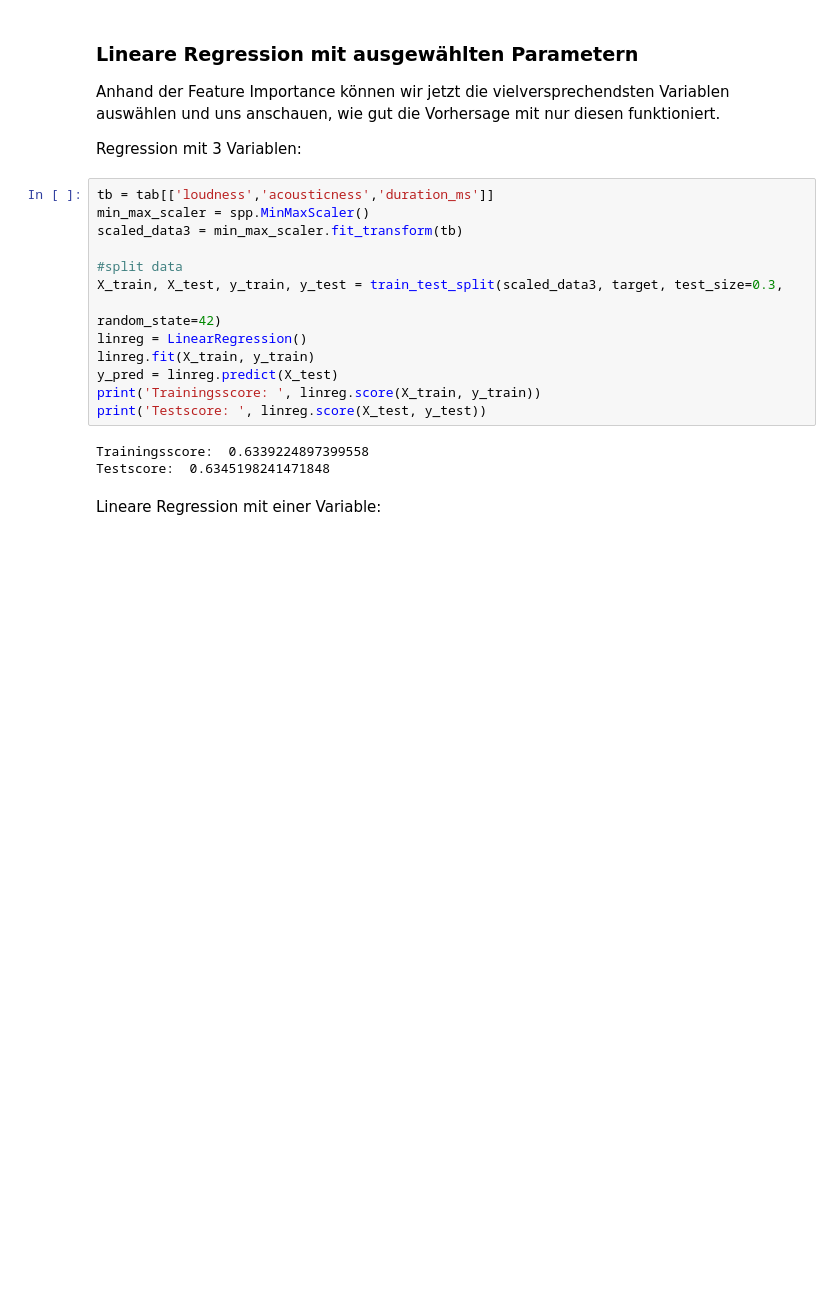
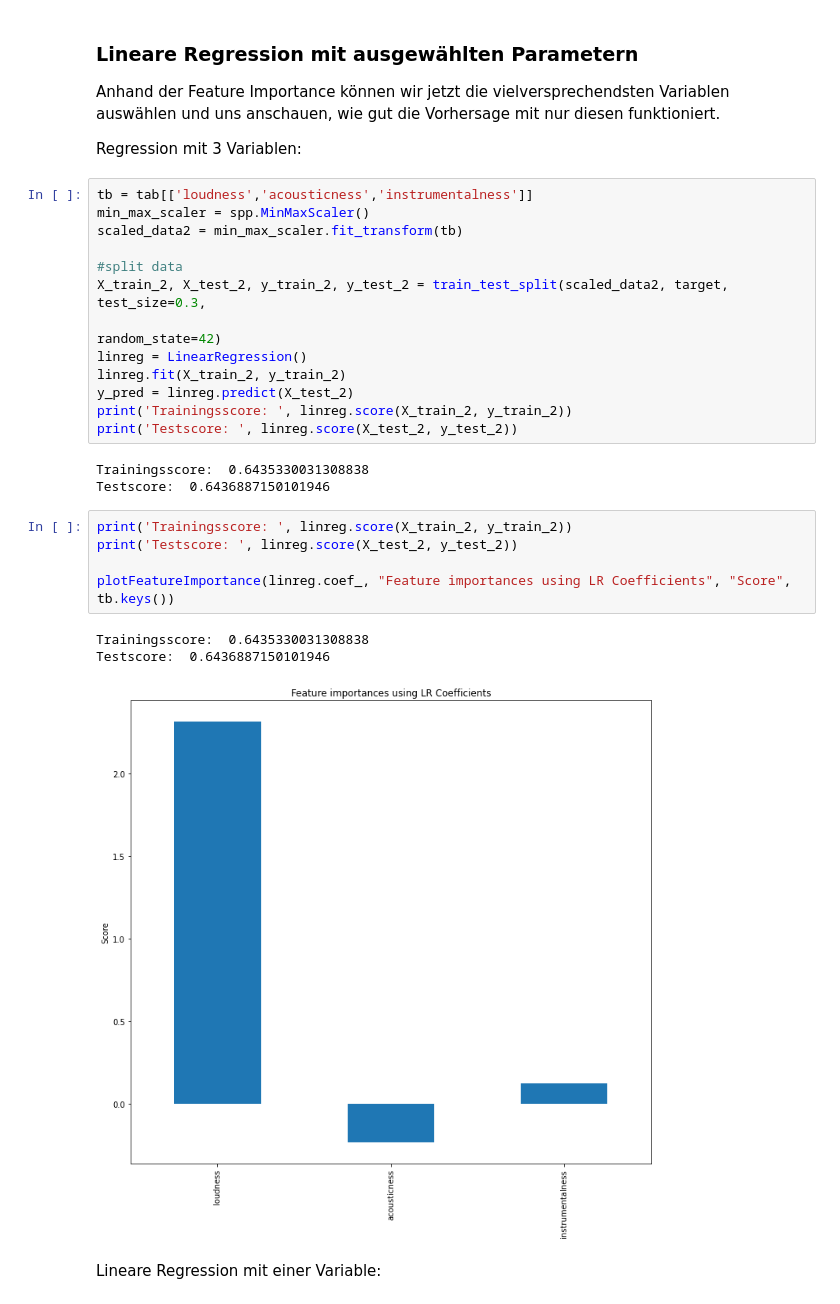
Before and after one commit to timo95/training-beginner, a Jupyter notebook: Spotify.ipynb, the cells around one changed output. Cells and saved outputs as stored; diff of their text form; blank space fills up the shorter version.

```diff
--- a/Spotify.ipynb
+++ b/Spotify.ipynb
@@ -270,21 +289,30 @@ mit nur diesen funktioniert.
 
 Regression mit 3 Variablen:
 # %%
-tb = tab[['loudness','acousticness','duration_ms']]
+tb = tab[['loudness','acousticness','instrumentalness']]
 min_max_scaler = spp.MinMaxScaler()
-scaled_data3 = min_max_scaler.fit_transform(tb)
+scaled_data2 = min_max_scaler.fit_transform(tb)
 
 #split data
-X_train, X_test, y_train, y_test = train_test_split(scaled_data3, target, test_size=0.3,
+X_train_2, X_test_2, y_train_2, y_test_2 = train_test_split(scaled_data2, target, test_size=0.3,
                                                                                 random_state=42)
 linreg = LinearRegression()
-linreg.fit(X_train, y_train)
-y_pred = linreg.predict(X_test)
-print('Trainingsscore: ', linreg.score(X_train, y_train))
-print('Testscore: ', linreg.score(X_test, y_test))
+linreg.fit(X_train_2, y_train_2)
+y_pred = linreg.predict(X_test_2)
+print('Trainingsscore: ', linreg.score(X_train_2, y_train_2))
+print('Testscore: ', linreg.score(X_test_2, y_test_2))
 # %% [output]
-Trainingsscore:  0.6339224897399558
-Testscore:  0.6345198241471848
+Trainingsscore:  0.6435330031308838
+Testscore:  0.6436887150101946
+# %%
+print('Trainingsscore: ', linreg.score(X_train_2, y_train_2))
+print('Testscore: ', linreg.score(X_test_2, y_test_2))
+
+plotFeatureImportance(linreg.coef_, "Feature importances using LR Coefficients", "Score", tb.keys())
+# %% [output]
+Trainingsscore:  0.6435330031308838
+Testscore:  0.6436887150101946
+[figure, added]
 # %% [markdown]
 Lineare Regression mit einer Variable:
 # %%
```
Also changed, not shown: parts of 39 cells of this notebook.
